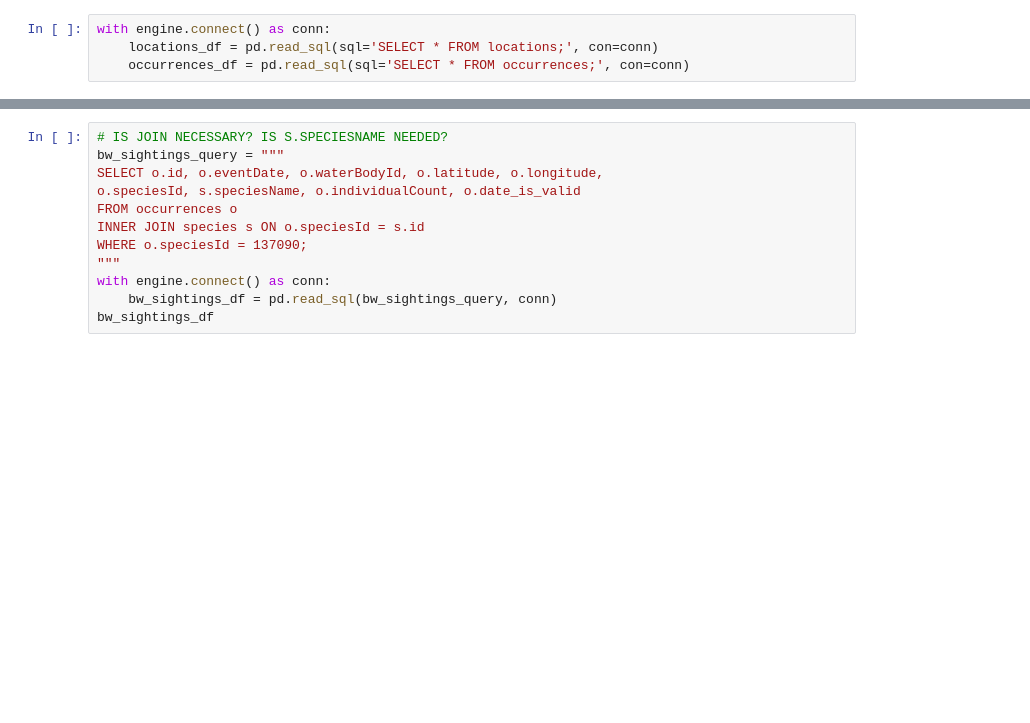
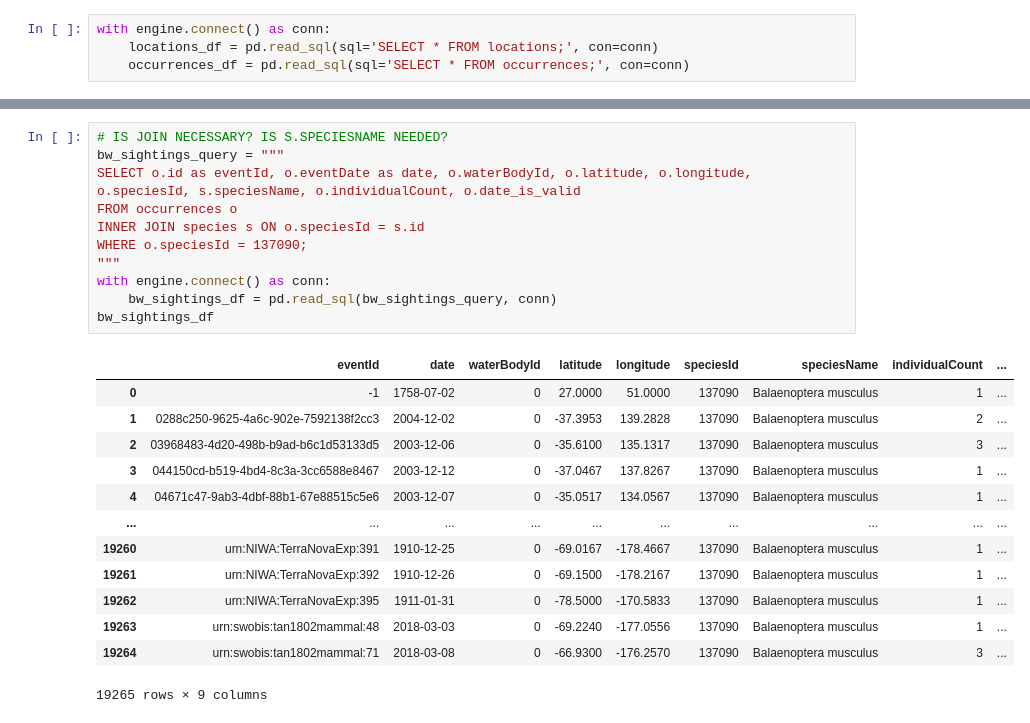
Before and after one commit to jarretjeter/whale-sightings, a Jupyter notebook: notebooks/visualizations.ipynb, the cells around one changed output, grey strips where cells are left out. Drawn from its saved outputs; the diff is of its cells as text; blank space fills up the shorter version.

```diff
--- a/notebooks/visualizations.ipynb
+++ b/notebooks/visualizations.ipynb
@@ -65,15 +90,29 @@ occurrences_df
 # %%
 # IS JOIN NECESSARY? IS S.SPECIESNAME NEEDED?
 bw_sightings_query = """
-SELECT o.id, o.eventDate, o.waterBodyId, o.latitude, o.longitude,
+SELECT o.id as eventId, o.eventDate as date, o.waterBodyId, o.latitude, o.longitude,
 o.speciesId, s.speciesName, o.individualCount, o.date_is_valid
 FROM occurrences o
 INNER JOIN species s ON o.speciesId = s.id
 WHERE o.speciesId = 137090;
 """
 with engine.connect() as conn:
     bw_sightings_df = pd.read_sql(bw_sightings_query, conn)
 bw_sightings_df
+# %% [output]
+|  | eventId | date | waterBodyId | latitude | longitude | speciesId | speciesName | individualCount | ... |
+| 0 | -1 | 1758-07-02 | 0 | 27.0000 | 51.0000 | 137090 | Balaenoptera musculus | 1 | ... |
+| 1 | 0288c250-9625-4a6c-902e-7592138f2cc3 | 2004-12-02 | 0 | -37.3953 | 139.2828 | 137090 | Balaenoptera musculus | 2 | ... |
+| 2 | 03968483-4d20-498b-b9ad-b6c1d53133d5 | 2003-12-06 | 0 | -35.6100 | 135.1317 | 137090 | Balaenoptera musculus | 3 | ... |
+| 3 | 044150cd-b519-4bd4-8c3a-3cc6588e8467 | 2003-12-12 | 0 | -37.0467 | 137.8267 | 137090 | Balaenoptera musculus | 1 | ... |
+| 4 | 04671c47-9ab3-4dbf-88b1-67e88515c5e6 | 2003-12-07 | 0 | -35.0517 | 134.0567 | 137090 | Balaenoptera musculus | 1 | ... |
+| ... | ... | ... | ... | ... | ... | ... | ... | ... | ... |
+| 19260 | urn:NIWA:TerraNovaExp:391 | 1910-12-25 | 0 | -69.0167 | -178.4667 | 137090 | Balaenoptera musculus | 1 | ... |
+| 19261 | urn:NIWA:TerraNovaExp:392 | 1910-12-26 | 0 | -69.1500 | -178.2167 | 137090 | Balaenoptera musculus | 1 | ... |
+| 19262 | urn:NIWA:TerraNovaExp:395 | 1911-01-31 | 0 | -78.5000 | -170.5833 | 137090 | Balaenoptera musculus | 1 | ... |
+| 19263 | urn:swobis:tan1802mammal:48 | 2018-03-03 | 0 | -69.2240 | -177.0556 | 137090 | Balaenoptera musculus | 1 | ... |
+| 19264 | urn:swobis:tan1802mammal:71 | 2018-03-08 | 0 | -66.9300 | -176.2570 | 137090 | Balaenoptera musculus | 3 | ... |
+19265 rows × 9 columns
 # %%
 bw_oceans_sighted_df = bw_sightings_df.merge(locations_df, left_on='waterBodyId', right_on='id', how='inner')
 bw_oceans_sighted_df
```
Also changed, not shown: parts of 10 cells of this notebook.
